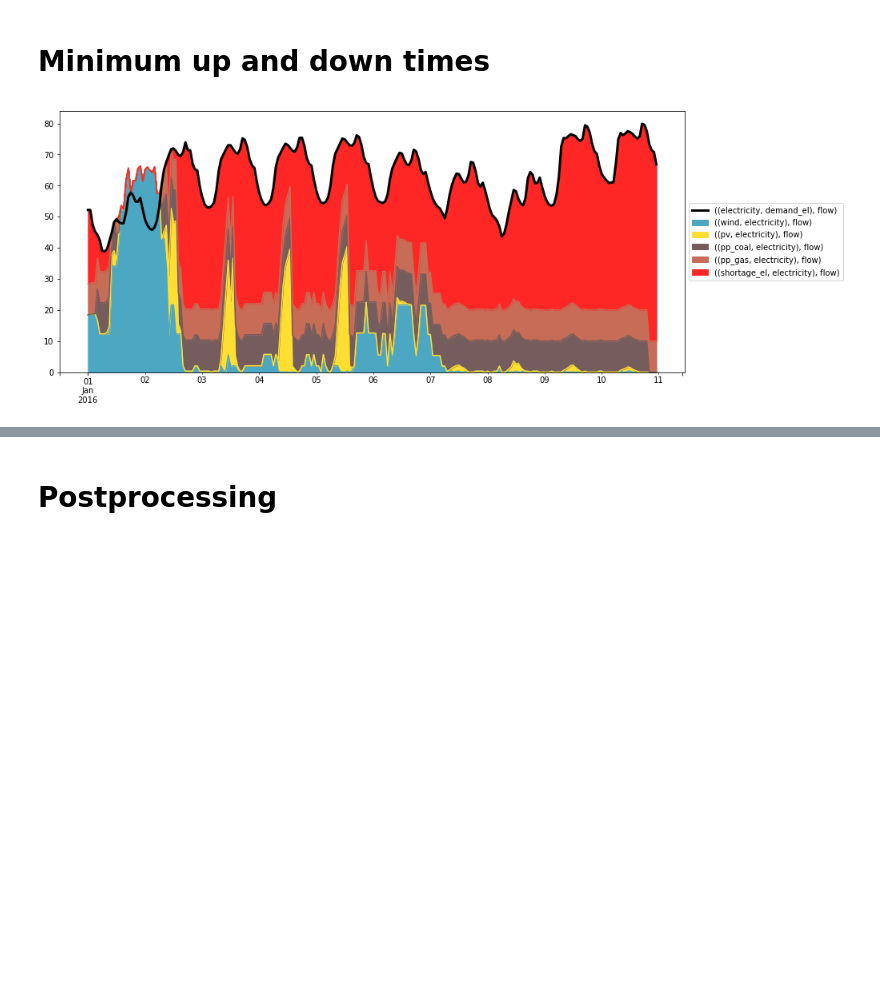
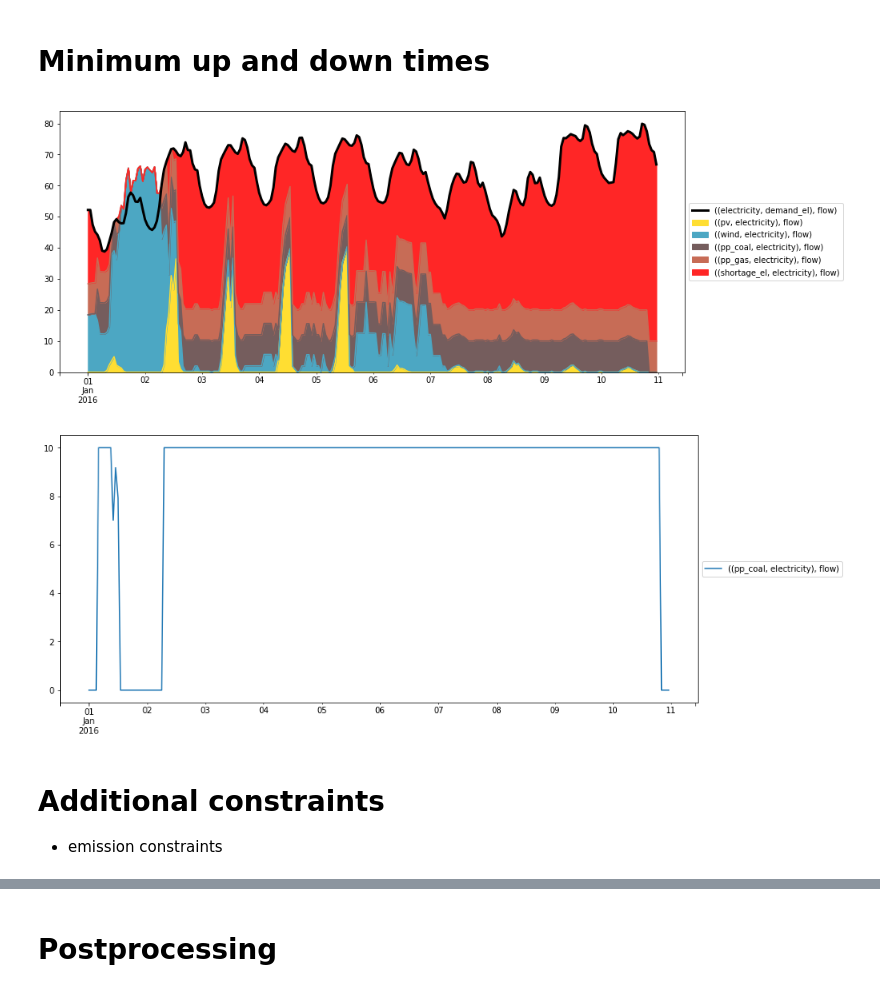
Before and after one commit to jnnr/models_oemof, a Jupyter notebook: 2018_03_02_oemof_Einsteigerrunde/4_additional_features.ipynb, the cells around one changed output, grey strips where cells are left out. Cells and saved outputs as stored; diff of their text form; code cells hidden in the pictures; blank space fills up the shorter version.

```diff
--- a/2018_03_02_oemof_Einsteigerrunde/4_additional_features.ipynb
+++ b/2018_03_02_oemof_Einsteigerrunde/4_additional_features.ipynb
@@ -498,27 +305,22 @@ energysystem.add(Source(
 # %%
 # create optimization model based on energy_system
 optimization_model = Model(energysystem=energysystem)
 
 # solve problem
 optimization_model.solve(solver=solver,
                          solve_kwargs={'tee': False, 'keepfiles': False})
 
-results = outputlib.processing.results(optimization_model)
+postprocess_and_plot(optimization_model)
 
-results_el = outputlib.views.node(results, 'electricity')
-el_sequences = results_el['sequences']
-el_prod = el_sequences[[(('wind', 'electricity'), 'flow'),
-                        (('pv', 'electricity'), 'flow'),
-                        (('pp_coal', 'electricity'), 'flow'),
-                        (('pp_gas', 'electricity'), 'flow'),
-                        (('shortage_el', 'electricity'), 'flow')]]
+results = outputlib.processing.convert_keys_to_strings(outputlib.processing.results(optimization_model))
 
-fig, ax = plt.subplots(figsize=(14, 6))
-for key in el_sequences.keys():
-    color_dict[key] = color_dict[key[0][0]]
-c=[color_dict.get(x, '#333333') for x in el_prod.columns]
-el_prod.plot.area(ax=ax, color=c)
-el_sequences[(('electricity', 'demand_el'), 'flow')].plot(ax=ax, linewidth=3, c='k')
-legend = ax.legend(loc='center left', bbox_to_anchor=(1.0, 0.5)) # legend outside of plot
+fig2, ax2 = plt.subplots(figsize=(14, 6))
+results[('pp_coal','electricity')]['sequences']['flow'].plot(ax=ax2, label=(('pp_coal','electricity'),'flow'))
+legend = ax2.legend(loc='center left', bbox_to_anchor=(1.0, 0.5)) # legend outside of plot
 # %% [output]
-[figure, old version]
+[figure, new version]
+[figure, added]
+# %% [markdown]
+# Additional constraints
+
+* emission constraints
```
Also changed, not shown: parts of 27 cells of this notebook.
